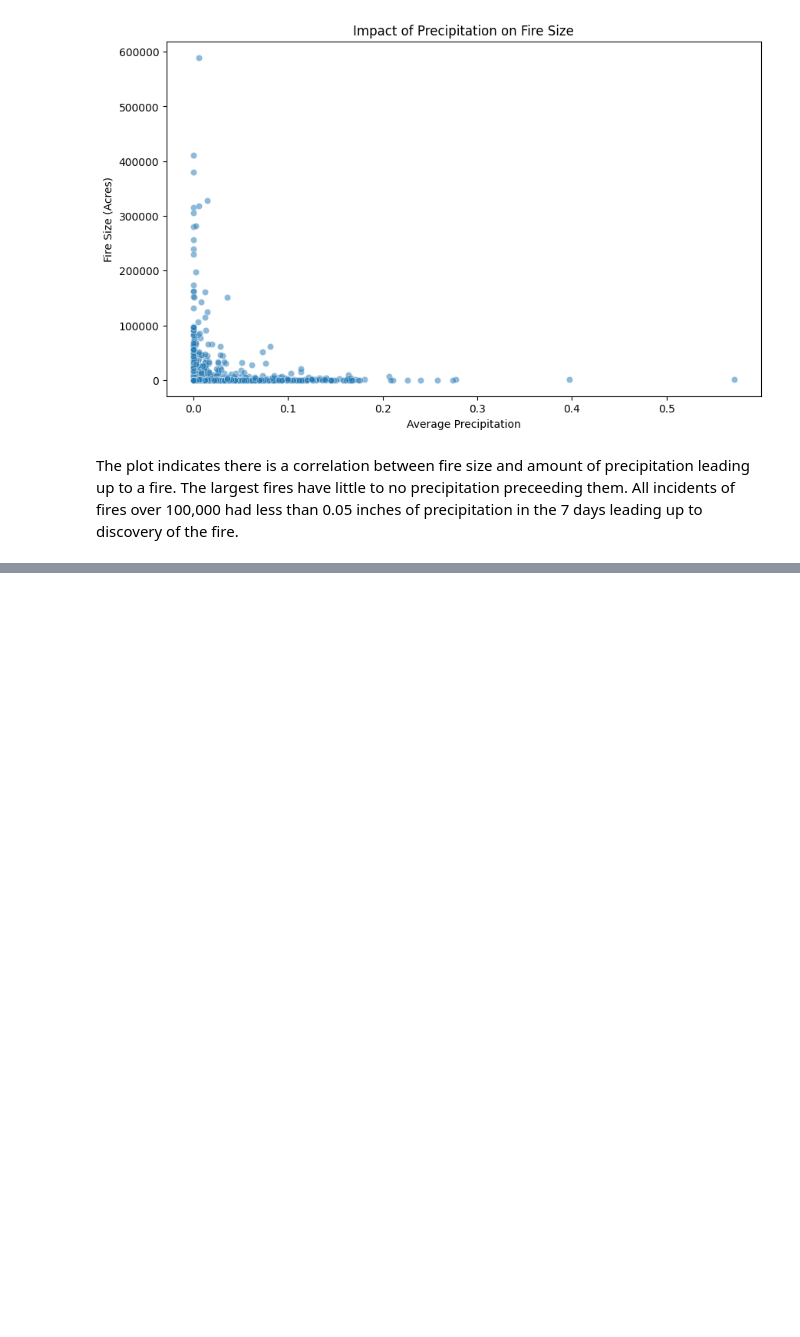
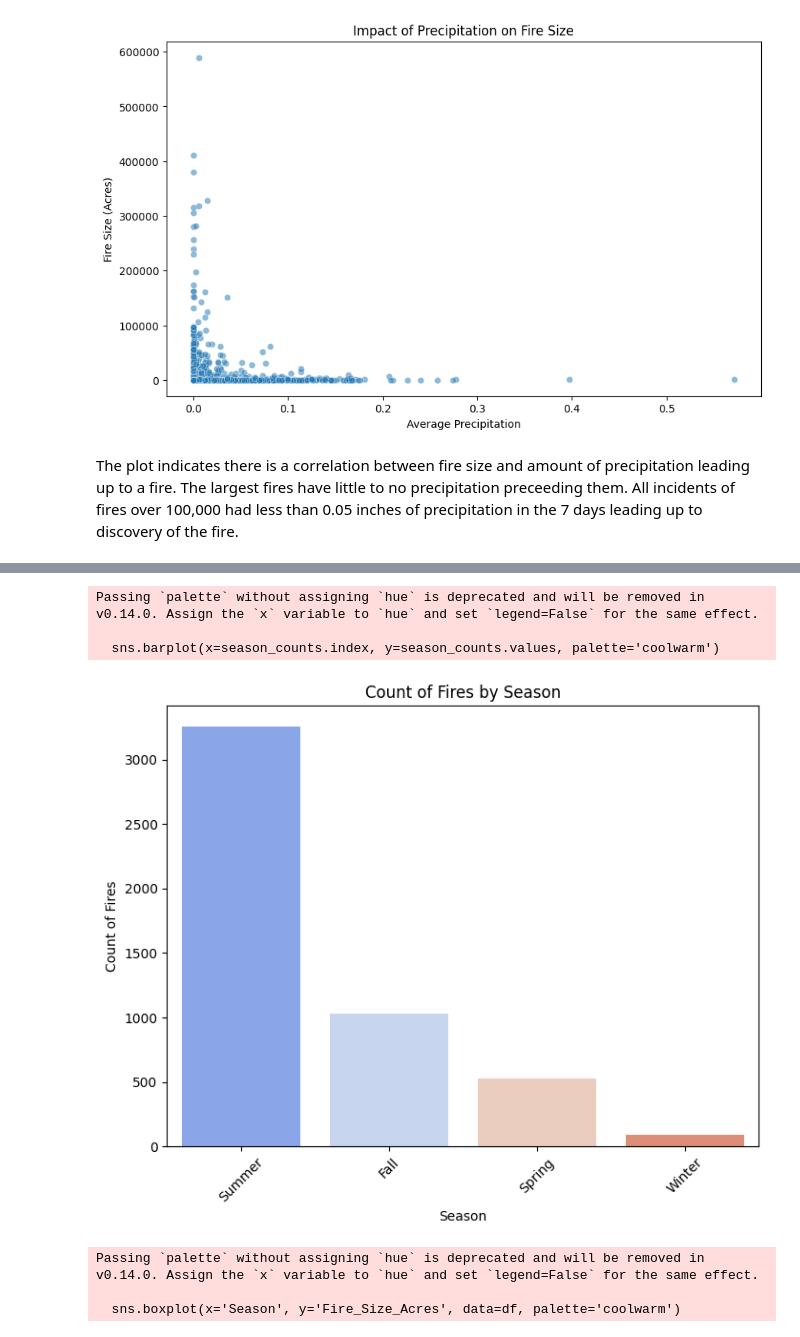
Before and after one commit to briangullen/California_Wildfire_Analysis, a Jupyter notebook: analysis.ipynb, the cells around one changed output, grey strips where cells are left out. Drawn from its saved outputs; the diff is of its cells as text; code cells hidden in the pictures; blank space fills up the shorter version.

```diff
--- a/analysis.ipynb
+++ b/analysis.ipynb
@@ -460,0 +477,24 @@ interactive_map_ca.show()
+# %%
+# Creating a season column to use as feature to better capture variability in fire occurences throughout year, allowing model to learn patterns related to each season.
+
+# Extract month from Discovery_Date
+df['Month'] = df['Discovery_Date'].dt.month
+
+# map month to season
+def get_season(month):
+    if month in [12, 1, 2]:  # dec, jan, feb
+        return 'Winter'
+    elif month in [3, 4, 5]:  # mar, apr, may
+        return 'Spring'
+    elif month in [6, 7, 8]:  # jun, jul, aug
+        return 'Summer'
+    else:
+        return 'Fall'  # sep, oct, nov
+
+# Apply function to create 'Season' col
+df['Season'] = df['Month'].apply(get_season)
+
+# Drop month col as no longer needed
+df.drop('Month', axis=1, inplace=True)
+
+df[['Discovery_Date', 'Season']].head()
@@ -460,0 +508,27 @@ interactive_map_ca.show()
+# %%
+# Now looking at seasons
+
+plt.figure(figsize=(8, 6))
+season_counts = df['Season'].value_counts()
+sns.barplot(x=season_counts.index, y=season_counts.values, palette='coolwarm')
+plt.title('Count of Fires by Season')
+plt.xlabel('Season')
+plt.ylabel('Count of Fires')
+plt.xticks(rotation=45)
+plt.show()
+
+plt.figure(figsize=(8, 6))
+sns.boxplot(x='Season', y='Fire_Size_Acres', data=df, palette='coolwarm')
+plt.title('Fire Size Distribution by Season')
+plt.xlabel('Season')
+plt.ylabel('Fire Size (Acres)')
+plt.xticks(rotation=45)
+plt.show()
+# %% [output]
+Passing `palette` without assigning `hue` is deprecated and will be removed in v0.14.0. Assign the `x` variable to `hue` and set `legend=False` for the same effect.
+
+  sns.barplot(x=season_counts.index, y=season_counts.values, palette='coolwarm')
+[figure, added]
+Passing `palette` without assigning `hue` is deprecated and will be removed in v0.14.0. Assign the `x` variable to `hue` and set `legend=False` for the same effect.
+
+  sns.boxplot(x='Season', y='Fire_Size_Acres', data=df, palette='coolwarm')
```
Also changed, not shown: parts of 65 cells of this notebook.
